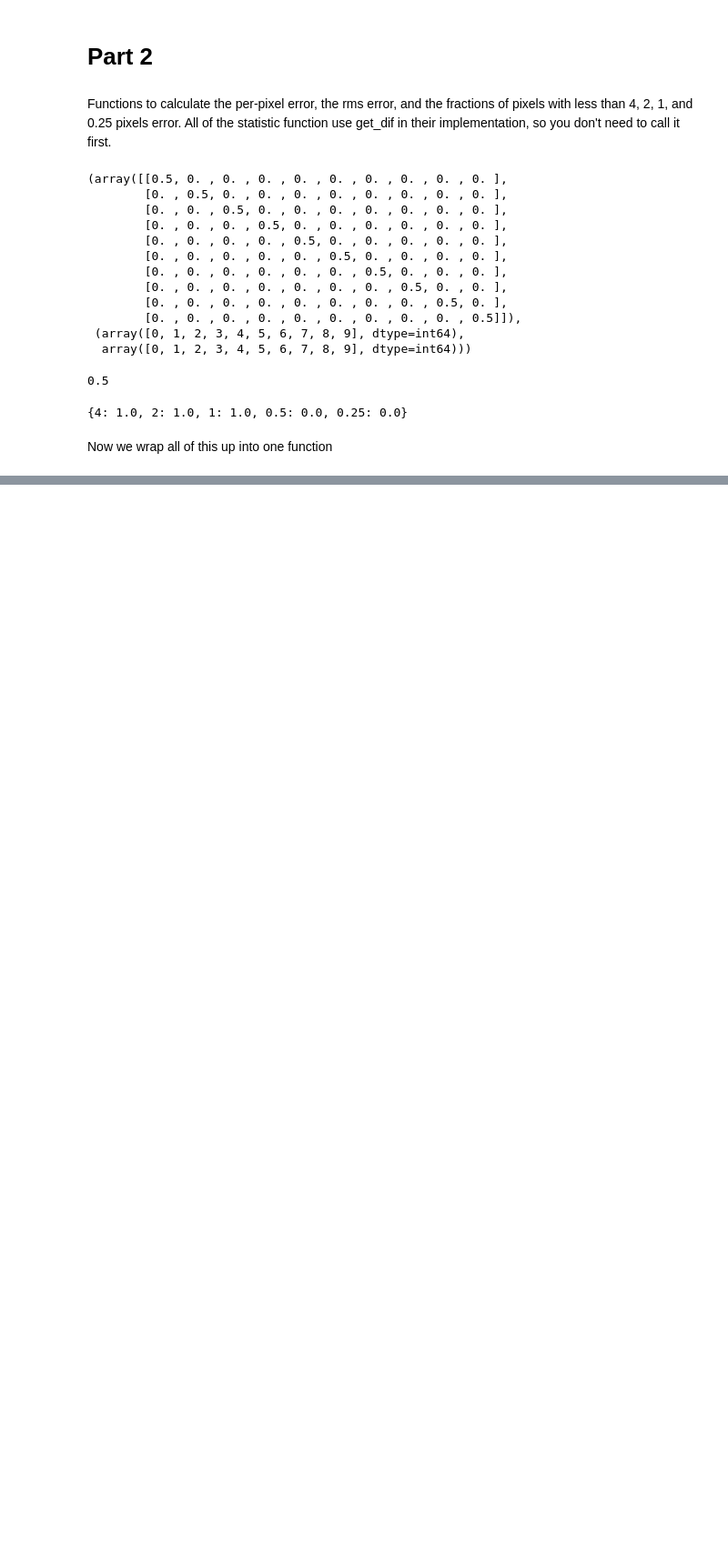
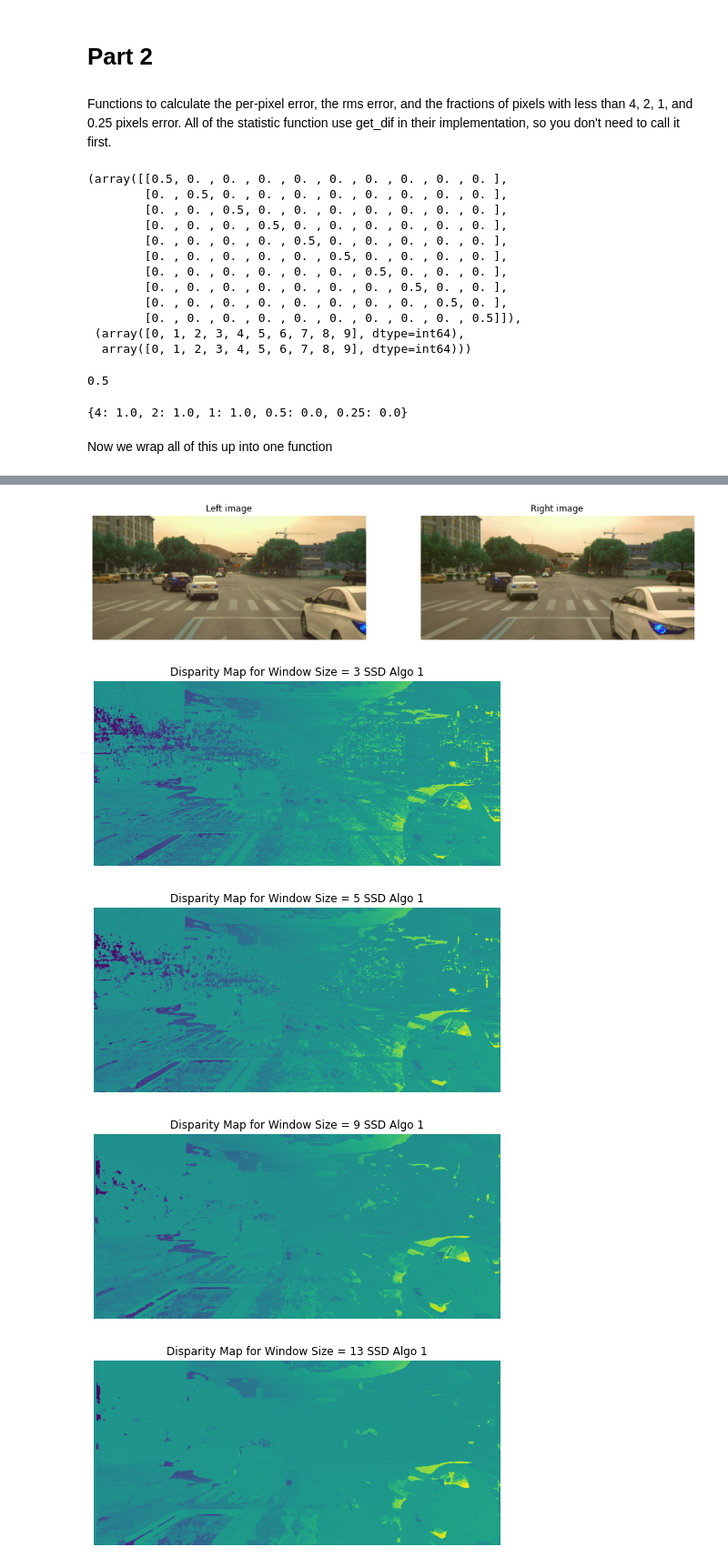
Before and after one commit to obestel/CV_Project, a Jupyter notebook: Computer Vision Final Project 2022.ipynb, the cells around one changed output, grey strips where cells are left out. Shown at 91% size. Saved outputs shown, nothing was run; the diff lists cells and outputs as text; code cells hidden in the pictures; blank space fills up the shorter version.

```diff
--- a/Computer Vision Final Project 2022.ipynb
+++ b/Computer Vision Final Project 2022.ipynb
@@ -84,0 +386,78 @@ def get_stats(disp_calc, disp_truth):
+# %%
+## Loading disparities that were stored in file
+
+img23_disps_ssd_v1 = np.load("img23_disps.npy")
+
+## We need to do this as for the first vectorized implemention as we substracted the left image x from the right image x (of best nbhd)
+## (mistake)
+for i in range(0,4):
+    img23_disps_ssd_v1[i] = img23_disps_ssd_v1[i]*(-1)
+
+img_23_disps_ssd_v2 = np.load("img23_dispsv3.npy")
+img_23_disps_ncc_v2 = np.load("img23_dispsv4ncc.npy")
+
+
+
+img_23_disps_ncc_v2_gaus = np.load("img23_dispsv4ncc_gaus.npy")
+img_23_disps_ssd_v2_gaus = np.load("img23_dispsv4ssd_gaus.npy")
+
+disp_no_gauss = [img23_disps_ssd_v1,  img_23_disps_ssd_v2 , img_23_disps_ncc_v2] ##
+
+disp_gaus = [img_23_disps_ncc_v2_gaus, img_23_disps_ssd_v2_gaus]
+
+
+base_path = os.getcwd() ## Make sure you are in the CV_Project Folder
+left = cv2.imread(base_path +'/Dataset/2018-07-09-16-11-56_2018-07-09-16-51-40-823-left.jpg')
+right = cv2.imread(base_path +'/Dataset/2018-07-09-16-11-56_2018-07-09-16-51-40-823-right.jpg')
+
+
+plt.subplots(figsize=(15, 15))
+
+plt.subplot(1,2,1)
+plt.imshow(left)
+plt.title('Left image')
+plt.axis('off')
+
+plt.subplot(1,2,2)
+plt.imshow(right)
+plt.title('Right image')
+plt.axis('off')
+
+plt.show()
+
+win_sizes = [3,5,9,13]
+
+titles = [" SSD Algo 1", " SSD Algo 2", " NCC Algo 3" ]
+title_counter = 0
+
+for x in disp_no_gauss:
+
+    for i in range(0,4):
+
+        plt.figure(figsize=(8, 8))
+        plt.title("Disparity Map for Window Size = {}".format(str(win_sizes[i]) + titles[title_counter]))
+        plt.axis('off')
+        plt.imshow(x[i])
+
+    title_counter += 1
+
+gaus_window_sizes = [3,13]
+gaus_titles = [" SSD Algo 2", " NCC Algo 2"]
+
+title_counter = 0
+
+for x in disp_gaus:
+    for i in range (0,2):
+
+        plt.figure(figsize=(8, 8))
+        plt.title("Disparity Map for Window Size = {} and Gaussian Nbhd Weighting".format(str(gaus_window_sizes[i]) + titles[title_counter]))
+        plt.axis('off')
+        plt.imshow(x[i])
+
+    title_counter += 1
+# %% [output]
+[figure, added]
+[figure, added]
+[figure, added]
+[figure, added]
+[figure, added]
```
Also changed, not shown: parts of 16 cells of this notebook.
